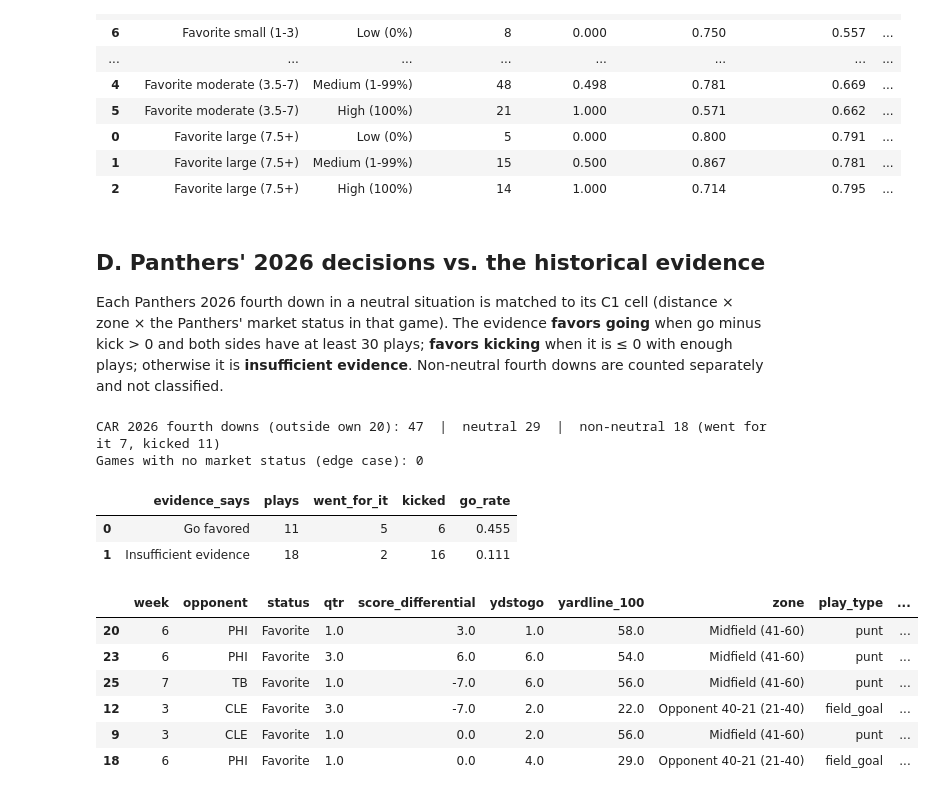
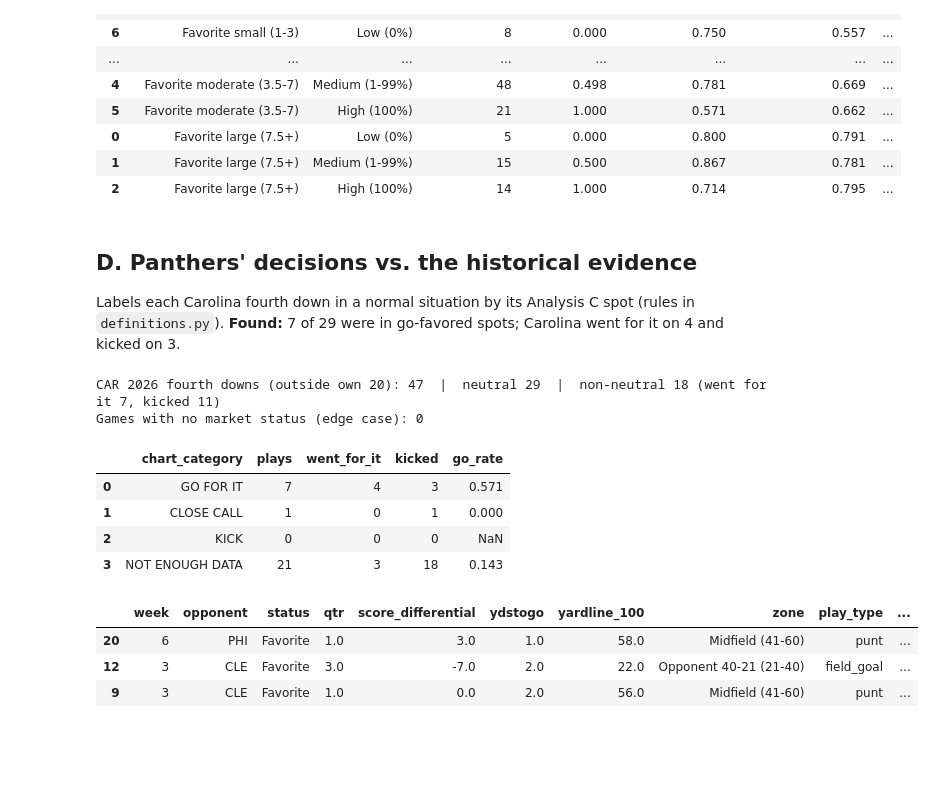
Before and after one commit to grant-jones1/NFL-model, a Jupyter notebook: analytical_summaries/02_fourth_down_underdog_hc/fourth_down_underdog_analysis.ipynb, the cells around one changed output. Drawn from its saved outputs; the diff is of its cells as text; code cells hidden in the pictures; blank space fills up the shorter version.

Commit message:
Finalize fourth-down EP decision chart, sideline card, and analytical summary
Co-Authored-By: Claude Opus 5.5 <noreply@anthropic.com>

```diff
--- a/analytical_summaries/02_fourth_down_underdog_hc/fourth_down_underdog_analysis.ipynb
+++ b/analytical_summaries/02_fourth_down_underdog_hc/fourth_down_underdog_analysis.ipynb
@@ -626,10 +630,10 @@ Team-games with any qualifying play: 1,626  |  with at least 2: 409
 | 0 | Favorite large (7.5+) | Low (0%) | 5 | 0.000 | 0.800 | 0.791 | ... |
 | 1 | Favorite large (7.5+) | Medium (1-99%) | 15 | 0.500 | 0.867 | 0.781 | ... |
 | 2 | Favorite large (7.5+) | High (100%) | 14 | 1.000 | 0.714 | 0.795 | ... |
-# %% [markdown]
-## D. Panthers' 2026 decisions vs. the historical evidence
-
-Each Panthers 2026 fourth down in a neutral situation is matched to its C1 cell (distance × zone × the Panthers' market status in that game). The evidence **favors going** when go minus kick > 0 and both sides have at least 30 plays; **favors kicking** when it is ≤ 0 with enough plays; otherwise it is **insufficient evidence**. Non-neutral fourth downs are counted separately and not classified.
+# %% [markdown]
+## D. Panthers' decisions vs. the historical evidence
+
+Labels each Carolina fourth down in a normal situation by its Analysis C spot (rules in `definitions.py`). **Found:** 7 of 29 were in go-favored spots; Carolina went for it on 4 and kicked on 3.
 # %%
 car4 = cur[cur["posteam"] == TEAM].copy()
 car4["opponent"] = car4["defteam"]
@@ -643,39 +647,41 @@ print(f"Games with no market status (edge case): {car4.loc[car4['status'].isna()
 # Neutral plays: look up the historical go-minus-kick difference for the matching cell
 evidence = c1_status[["status", "distance", "zone", "go_minus_kick_wpa", "go_plays", "kick_plays", "evidence"]]
 car_n = car4[car4["neutral"]].merge(evidence, on=["status", "distance", "zone"], how="left")
-car_n["evidence_says"] = np.select(
-    [car_n["evidence"] != "sufficient", car_n["go_minus_kick_wpa"] > 0],
-    ["Insufficient evidence", "Go favored"], "Kick favored")
+car_n[["go_plays", "kick_plays"]] = car_n[["go_plays", "kick_plays"]].fillna(0)
+car_n["difference_pts"] = car_n["go_minus_kick_wpa"] * 100
+car_n["chart_category"] = [decision_category(d, g, k) for d, g, k in
+                           zip(car_n["difference_pts"], car_n["go_plays"], car_n["kick_plays"])]
 
 d_plays = save(car_n[["week", "opponent", "status", "qtr", "score_differential", "ydstogo", "yardline_100",
                       "distance", "zone", "decision", "play_type", "converted", "go_minus_kick_wpa",
-                      "go_plays", "kick_plays", "evidence_says", "desc"]].sort_values(["week", "qtr"]),
+                      "go_plays", "kick_plays", "chart_category", "desc"]].sort_values(["week", "qtr"]),
                "D_car_2026_neutral_fourth_downs")
 
-d_summary = (car_n.groupby("evidence_says")
-             .agg(plays=("went", "size"), went_for_it=("went", "sum"), go_rate=("went", "mean"))
-             .reset_index())
+d_summary = (car_n.groupby("chart_category")
+             .agg(plays=("went", "size"), went_for_it=("went", "sum"))
+             .reindex(DECISION_ORDER, fill_value=0)
+             .rename_axis("chart_category").reset_index())
 d_summary["kicked"] = d_summary["plays"] - d_summary["went_for_it"]
-d_summary = save(d_summary[["evidence_says", "plays", "went_for_it", "kicked", "go_rate"]], "D_car_2026_decision_summary")
+d_summary["go_rate"] = d_summary["went_for_it"] / d_summary["plays"].where(d_summary["plays"] > 0)
+d_summary = save(d_summary, "D_car_2026_decision_summary")
 d_summary.round(3)
 # %% [output]
 CAR 2026 fourth downs (outside own 20): 47  |  neutral 29  |  non-neutral 18 (went for it 7, kicked 11)
 Games with no market status (edge case): 0
-|  | evidence_says | plays | went_for_it | kicked | go_rate |
-| 0 | Go favored | 11 | 5 | 6 | 0.455 |
-| 1 | Insufficient evidence | 18 | 2 | 16 | 0.111 |
+|  | chart_category | plays | went_for_it | kicked | go_rate |
+| 0 | GO FOR IT | 7 | 4 | 3 | 0.571 |
+| 1 | CLOSE CALL | 1 | 0 | 1 | 0.000 |
+| 2 | KICK | 0 | 0 | 0 | NaN |
+| 3 | NOT ENOUGH DATA | 21 | 3 | 18 | 0.143 |
 # %%
-# Kicked plays where the historical evidence most favored going
-d_kicked = (car_n[(car_n["evidence_says"] == "Go favored") & ~car_n["went"]]
+# Kicked plays in GO FOR IT cells, largest difference first
+d_kicked = (car_n[(car_n["chart_category"] == "GO FOR IT") & ~car_n["went"]]
             .sort_values("go_minus_kick_wpa", ascending=False)
             [["week", "opponent", "status", "qtr", "score_differential", "ydstogo", "yardline_100", "zone",
               "play_type", "go_minus_kick_wpa", "go_plays", "kick_plays"]])
 save(d_kicked, "D_car_kicked_when_go_favored").round(4)
 # %% [output]
 |  | week | opponent | status | qtr | score_differential | ydstogo | yardline_100 | zone | play_type | ... |
 | 20 | 6 | PHI | Favorite | 1.0 | 3.0 | 1.0 | 58.0 | Midfield (41-60) | punt | ... |
-| 23 | 6 | PHI | Favorite | 3.0 | 6.0 | 6.0 | 54.0 | Midfield (41-60) | punt | ... |
-| 25 | 7 | TB | Favorite | 1.0 | -7.0 | 6.0 | 56.0 | Midfield (41-60) | punt | ... |
 | 12 | 3 | CLE | Favorite | 3.0 | -7.0 | 2.0 | 22.0 | Opponent 40-21 (21-40) | field_goal | ... |
 | 9 | 3 | CLE | Favorite | 1.0 | 0.0 | 2.0 | 56.0 | Midfield (41-60) | punt | ... |
-| 18 | 6 | PHI | Favorite | 1.0 | 0.0 | 4.0 | 29.0 | Opponent 40-21 (21-40) | field_goal | ... |
```
Also changed, not shown: parts of 42 cells of this notebook, 23 other files.
